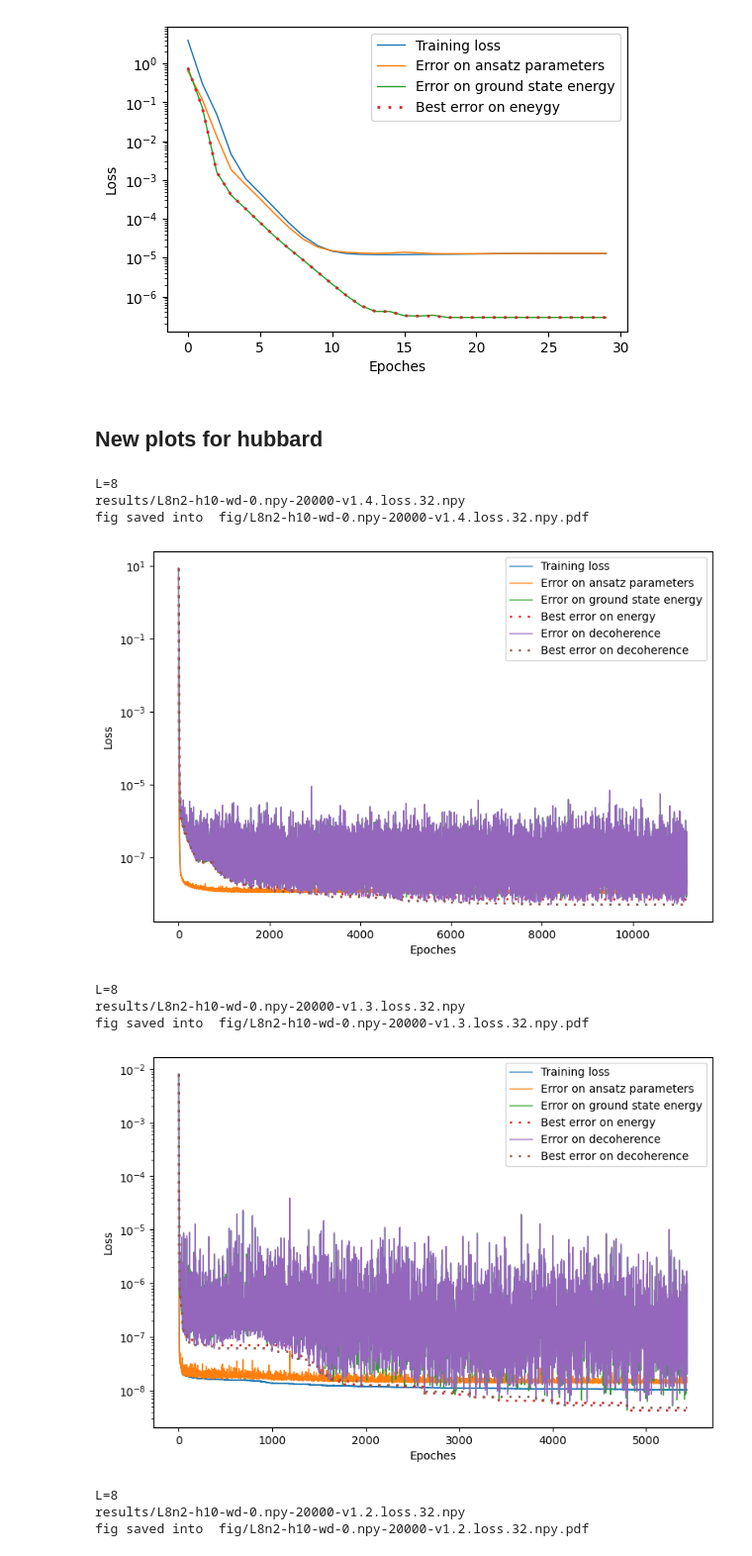
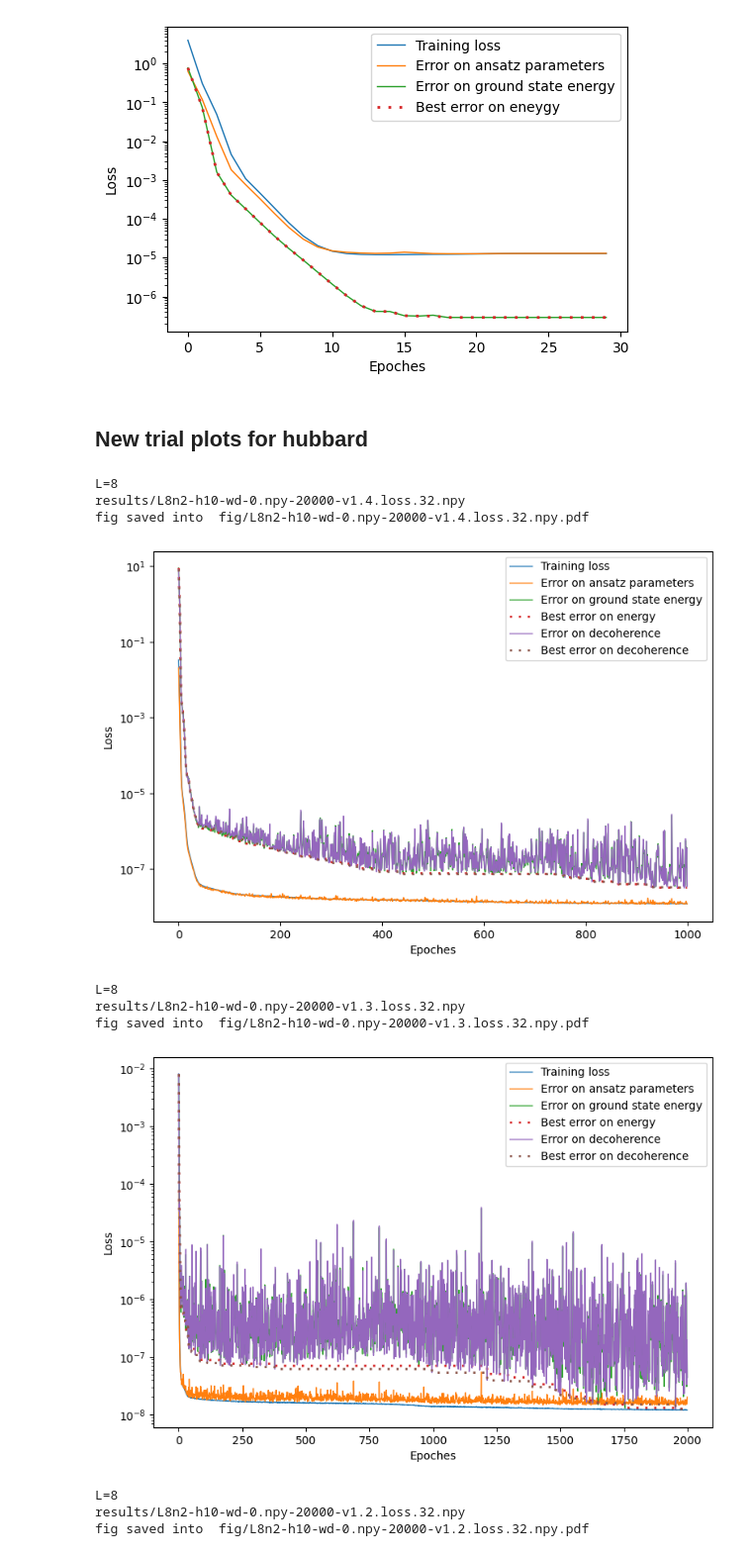
Before and after one commit to cabenav/ACSE-universal-ansatze, a Jupyter notebook: paper-plotting.ipynb, the cells around one changed output. Shown at 99% size. Saved outputs shown, nothing was run; the diff lists cells and outputs as text; code cells hidden in the pictures.

```diff
--- a/paper-plotting.ipynb
+++ b/paper-plotting.ipynb
@@ -270,7 +609,7 @@ results/L8n2-h10-0.npy.loss.32-v2.npy
 fig saved into  fig/L8n2-h10-0.npy.loss.32-v2.npy.pdf
 [figure]
 # %% [markdown]
-## New plots for hubbard
+## New trial plots for hubbard
 # %%
 print('L=8')
 import matplotlib.pyplot as plt
@@ -282,7 +621,7 @@ fig_folder='fig'
 filename_fig =f'{fig_folder}/{name}.pdf'
 print(filename)
 data=np.load(filename)
-#data=data[:25]  # truncation
+data=data[:1000]  # truncation
 plt.figure(figsize=(9,6))
 plt.xlabel('Epoches')
 plt.ylabel('Loss')
@@ -299,36 +638,36 @@ plt.show()
 L=8
 results/L8n2-h10-wd-0.npy-20000-v1.4.loss.32.npy
 fig saved into  fig/L8n2-h10-wd-0.npy-20000-v1.4.loss.32.npy.pdf
-[figure, old version]
+[figure, new version]
 # %%
 print('L=8')
 import matplotlib.pyplot as plt
 import numpy as np
 result_folder='results'
 name='L8n2-h10-wd-0.npy-20000-v1.3.loss.32.npy'
 filename = f'{result_folder}/{name}'
 fig_folder='fig'
 filename_fig =f'{fig_folder}/{name}.pdf'
 print(filename)
 data=np.load(filename)
-#data=data[:25]  # truncation
+data=data[:2000]  # truncation
 plt.figure(figsize=(9,6))
 plt.xlabel('Epoches')
 plt.ylabel('Loss')
 #plt.title('training for hubbard model \n u ranges (0,10) \n Hamiltonian input: (1,1,1,1,1,u/2,u/2,u/2,u/2,u/2)')
 plt.yscale('log')
 plt.plot(data[:,:-3],label=['Training loss','Error on ansatz parameters','Error on ground state energy'],linewidth=1)
 plt.plot(data[:,-3],label=['Best error on energy'],dashes=[1,3],linewidth=2)
 plt.plot(data[:,-2],label=['Error on decoherence'],linewidth=1)
 plt.plot(data[:,-1],label=['Best error on decoherence'],dashes=[1,3],linewidth=2)
 plt.legend()
 plt.savefig(filename_fig); print('fig saved into ',filename_fig)
 plt.show()
 # %% [output]
 L=8
 results/L8n2-h10-wd-0.npy-20000-v1.3.loss.32.npy
 fig saved into  fig/L8n2-h10-wd-0.npy-20000-v1.3.loss.32.npy.pdf
-[figure, old version]
+[figure, new version]
 # %%
 print('L=8')
 import matplotlib.pyplot as plt
```
Also changed, not shown: parts of 28 cells of this notebook, 6 other files.
